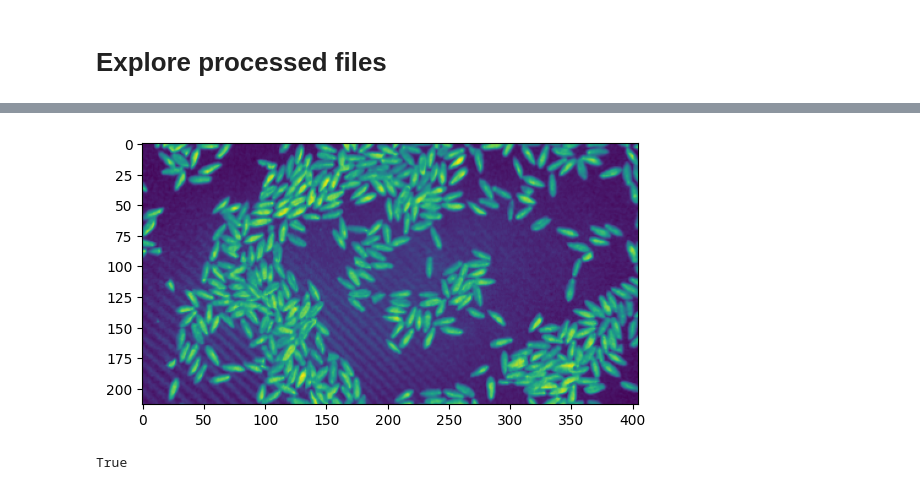
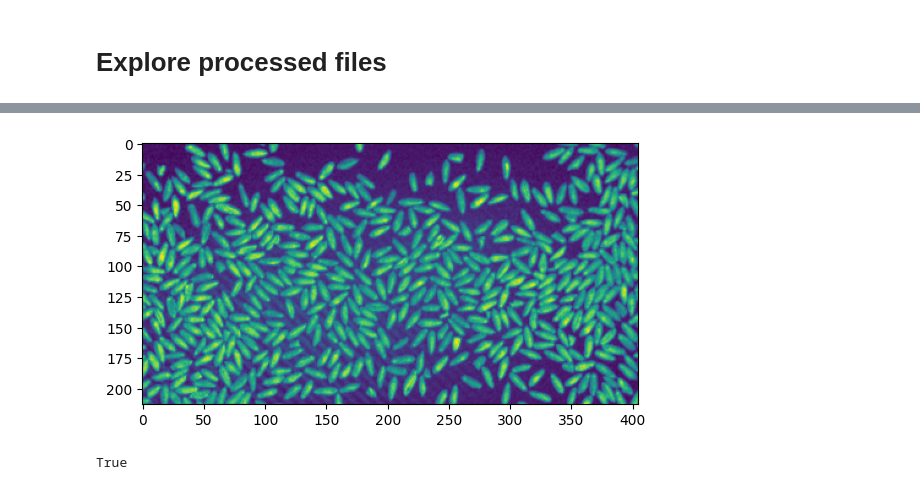
Before and after one commit to amar-music/hyperspectral-snapshot-upscaling, a Jupyter notebook: explore.ipynb, the cells around one changed output, grey strips where cells are left out. Saved outputs shown, nothing was run; the diff lists cells and outputs as text; code cells hidden in the pictures.

```diff
--- a/explore.ipynb
+++ b/explore.ipynb
@@ -170,25 +145,27 @@ True
 # %%
 from preprocessing import preprocessSnapshot
+import matplotlib.pyplot as plt
 
 # Specify paths
-ss_path = "data/Snapshot/spelt_l_processed/spelt1/"
+ss_path = "data/Snapshot/spelt_l_processed/spelt3/"
+# ss_path = "data/Snapshot/align_processed/align/"
 ss_mtx_path = 'data/Snapshot/2D/snapshot_matrix.npy'
 ss_dist_path = 'data/Snapshot/2D/snapshot_dist.npy'
 
 # Load and preprocess file
 ss_file = preprocessSnapshot(ss_path, ss_mtx_path, ss_dist_path)
 
 # Store to variables
 ss_img = ss_file[0]
 ss_wavelengths = ss_file[1]
 
 
 plt.imshow(ss_img[:, :, 3])
 plt.show()
 
 # Save as b&w image
 import cv2 as cv
-cv.imwrite("data/Processed/sstest.jpg", ss_img[:, :, 3] * 255)
+cv.imwrite("data/Processed/sstest2.jpg", ss_img[:, :, 3] * 255)
 # %% [output]
-[figure, old version]
+[figure, new version]
 True
```
Also changed, not shown: parts of 5 cells of this notebook, 1 other file.
